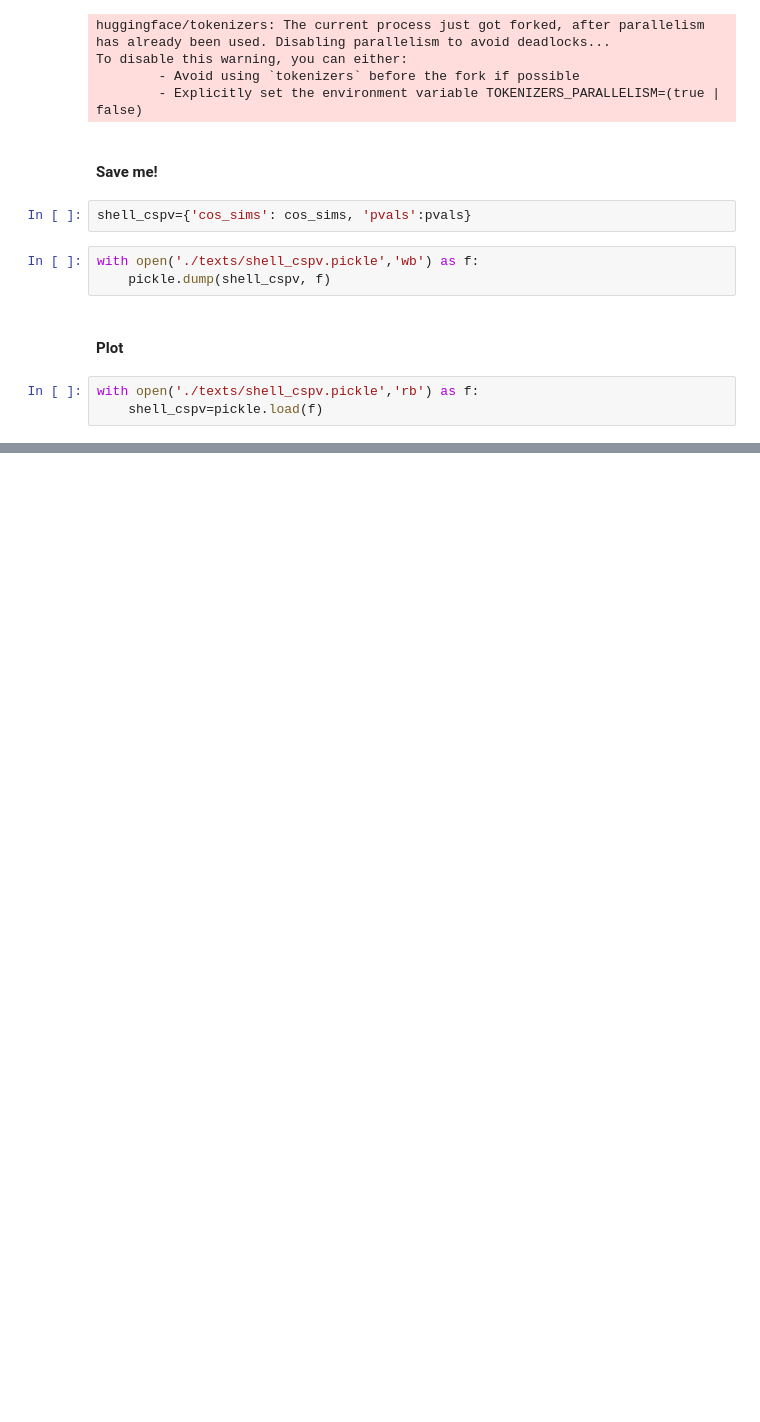
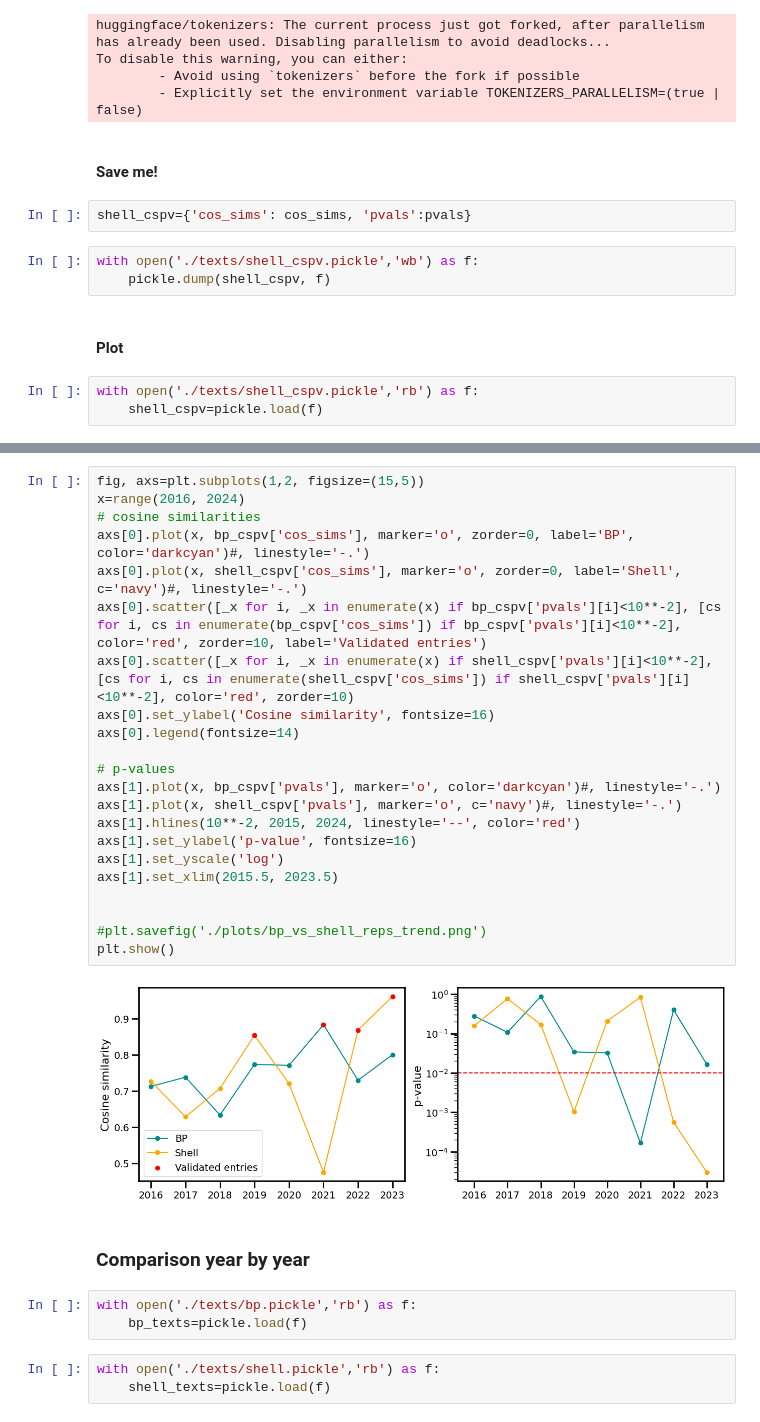
Before and after one commit to fabiosaracco/sdg_repos, a Jupyter notebook: 1_1_Me_against_myself.ipynb, the cells around one changed output, grey strips where cells are left out. Saved outputs shown, nothing was run; the diff lists cells and outputs as text; blank space fills up the shorter version.

```diff
--- a/1_1_Me_against_myself.ipynb
+++ b/1_1_Me_against_myself.ipynb
@@ -151,0 +187,32 @@ plt.show()
+# %%
+fig, axs=plt.subplots(1,2, figsize=(15,5))
+x=range(2016, 2024)
+# cosine similarities
+axs[0].plot(x, bp_cspv['cos_sims'], marker='o', zorder=0, label='BP', color='darkcyan')#, linestyle='-.')
+axs[0].plot(x, shell_cspv['cos_sims'], marker='o', zorder=0, label='Shell', c='navy')#, linestyle='-.')
+axs[0].scatter([_x for i, _x in enumerate(x) if bp_cspv['pvals'][i]<10**-2], [cs for i, cs in enumerate(bp_cspv['cos_sims']) if bp_cspv['pvals'][i]<10**-2], color='red', zorder=10, label='Validated entries')
+axs[0].scatter([_x for i, _x in enumerate(x) if shell_cspv['pvals'][i]<10**-2], [cs for i, cs in enumerate(shell_cspv['cos_sims']) if shell_cspv['pvals'][i]<10**-2], color='red', zorder=10)
+axs[0].set_ylabel('Cosine similarity', fontsize=16)
+axs[0].legend(fontsize=14)
+
+# p-values
+axs[1].plot(x, bp_cspv['pvals'], marker='o', color='darkcyan')#, linestyle='-.')
+axs[1].plot(x, shell_cspv['pvals'], marker='o', c='navy')#, linestyle='-.')
+axs[1].hlines(10**-2, 2015, 2024, linestyle='--', color='red')
+axs[1].set_ylabel('p-value', fontsize=16)
+axs[1].set_yscale('log')
+axs[1].set_xlim(2015.5, 2023.5)
+
+
+#plt.savefig('./plots/bp_vs_shell_reps_trend.png')
+plt.show()
+# %% [output]
+[figure, added]
+# %% [markdown]
+### Comparison year by year
+# %%
+with open('./texts/bp.pickle','rb') as f:
+    bp_texts=pickle.load(f)
+# %%
+with open('./texts/shell.pickle','rb') as f:
+    shell_texts=pickle.load(f)
```
Also changed, not shown: parts of 13 cells of this notebook.
